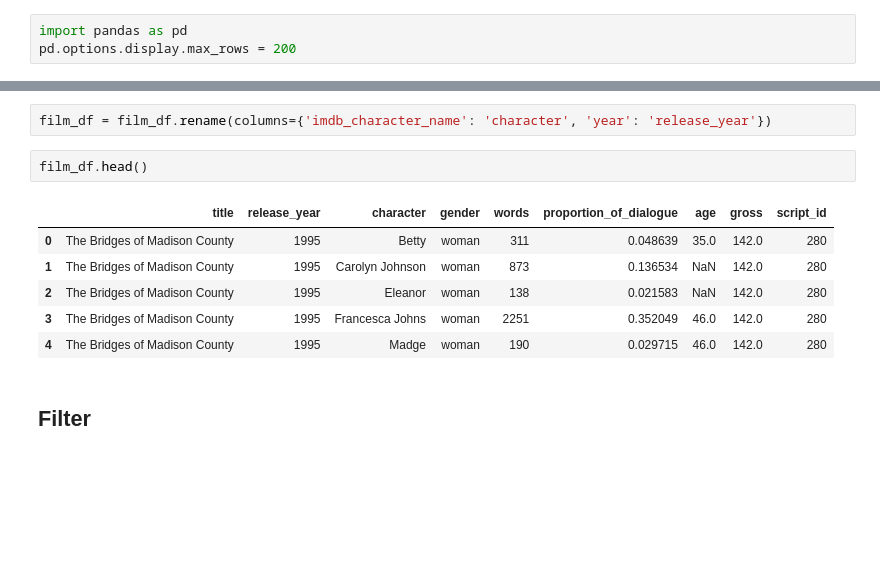
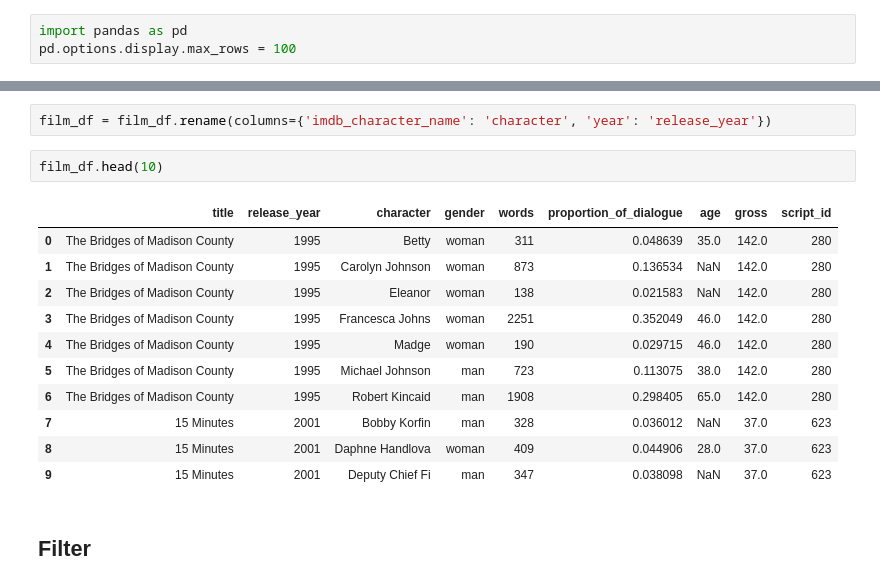
Before and after one commit to haleyrhiann4/3844f23-writing-digital-media, a Jupyter notebook: book/03-Pandas-Data-Analysis/MIDTERM.ipynb, the cells around one changed output, grey strips where cells are left out. Saved outputs shown, nothing was run; the diff lists cells and outputs as text; blank space fills up the shorter version.

```diff
--- a/book/03-Pandas-Data-Analysis/MIDTERM.ipynb
+++ b/book/03-Pandas-Data-Analysis/MIDTERM.ipynb
@@ -15,7 +15,7 @@ ___
 ## Import Pandas
 # %%
 import pandas as pd
-pd.options.display.max_rows = 200
+pd.options.display.max_rows = 100
 # %% [markdown]
 ## Import the Data
 # %%
@@ -163,14 +161,19 @@ film_df[film_df['age'] > 100]
 # %%
 film_df = film_df.rename(columns={'imdb_character_name': 'character', 'year': 'release_year'})
 # %%
-film_df.head()
+film_df.head(10)
 # %% [output]
 |  | title | release_year | character | gender | words | proportion_of_dialogue | age | gross | script_id |
 | 0 | The Bridges of Madison County | 1995 | Betty | woman | 311 | 0.048639 | 35.0 | 142.0 | 280 |
 | 1 | The Bridges of Madison County | 1995 | Carolyn Johnson | woman | 873 | 0.136534 | NaN | 142.0 | 280 |
 | 2 | The Bridges of Madison County | 1995 | Eleanor | woman | 138 | 0.021583 | NaN | 142.0 | 280 |
 | 3 | The Bridges of Madison County | 1995 | Francesca Johns | woman | 2251 | 0.352049 | 46.0 | 142.0 | 280 |
 | 4 | The Bridges of Madison County | 1995 | Madge | woman | 190 | 0.029715 | 46.0 | 142.0 | 280 |
+| 5 | The Bridges of Madison County | 1995 | Michael Johnson | man | 723 | 0.113075 | 38.0 | 142.0 | 280 |
+| 6 | The Bridges of Madison County | 1995 | Robert Kincaid | man | 1908 | 0.298405 | 65.0 | 142.0 | 280 |
+| 7 | 15 Minutes | 2001 | Bobby Korfin | man | 328 | 0.036012 | NaN | 37.0 | 623 |
+| 8 | 15 Minutes | 2001 | Daphne Handlova | woman | 409 | 0.044906 | 28.0 | 37.0 | 623 |
+| 9 | 15 Minutes | 2001 | Deputy Chief Fi | man | 347 | 0.038098 | NaN | 37.0 | 623 |
 # %% [markdown]
 ## Filter
 # %% [markdown]
```
Also changed, not shown: parts of 9 cells of this notebook, 13 other files.
